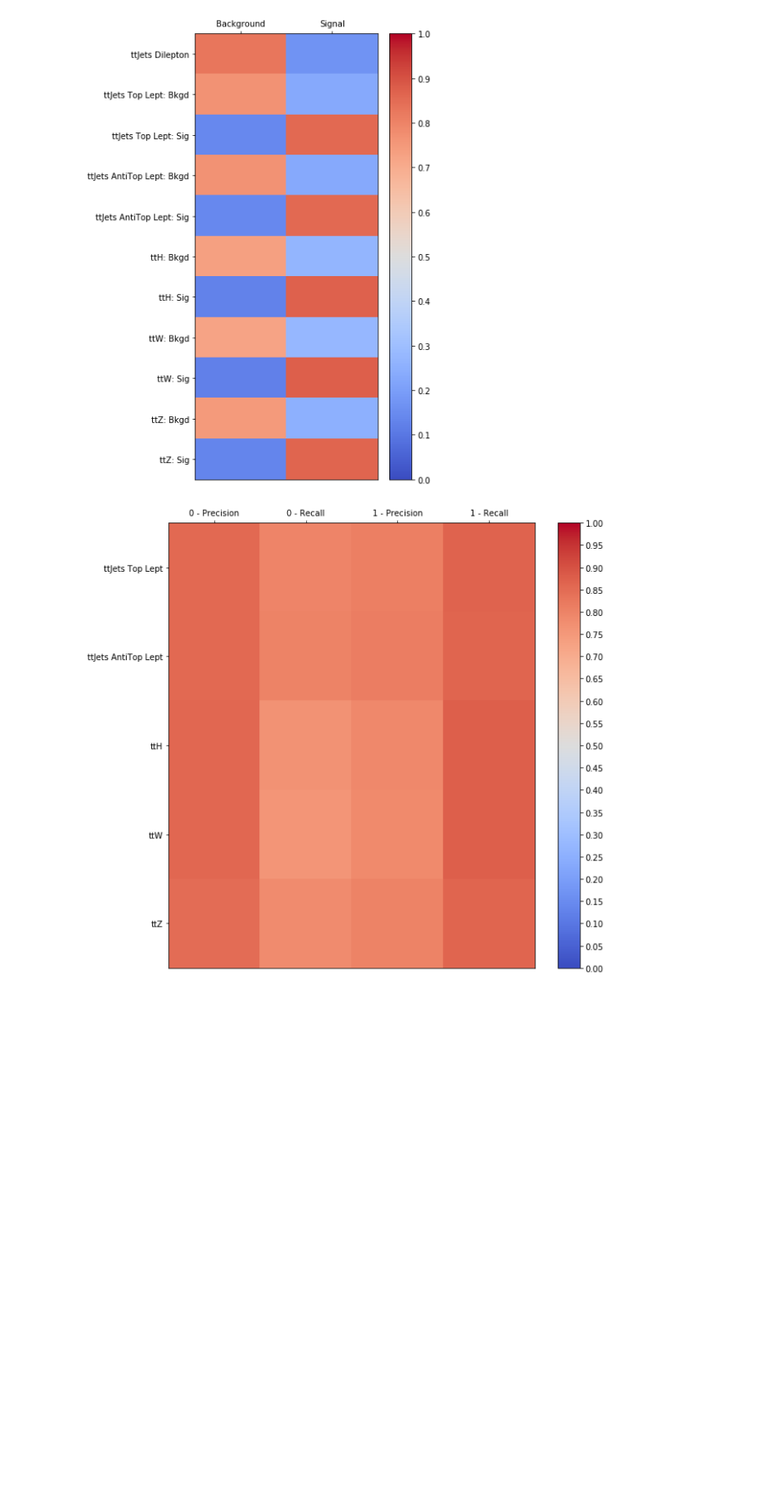
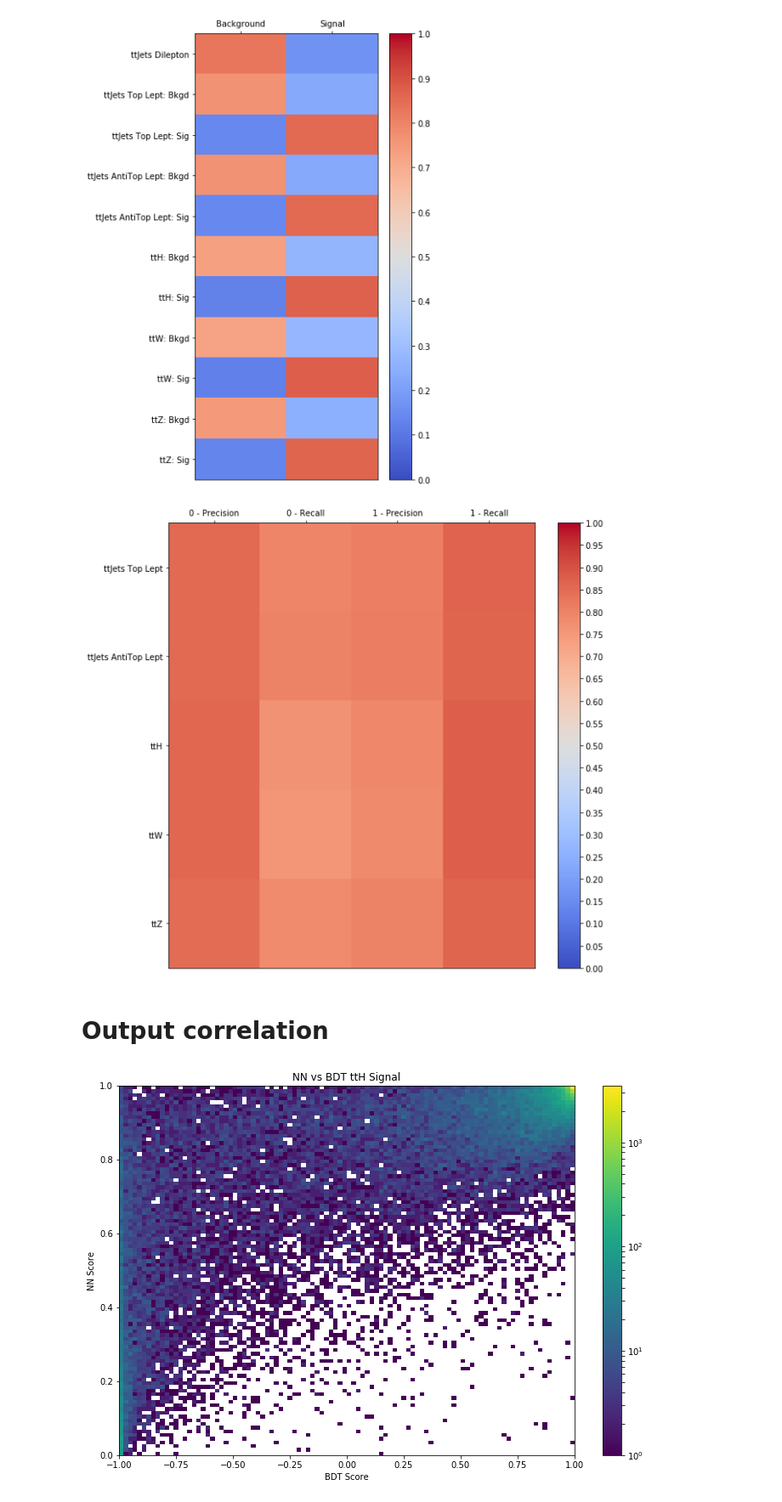
Before and after one commit to mdkdrnevich/DeepHadTopTagger, a Jupyter notebook: model_analysis.ipynb, the cells around one changed output. Shown at 85% size. Cells and saved outputs as stored; diff of their text form; code cells hidden in the pictures; blank space fills up the shorter version.

```diff
--- a/model_analysis.ipynb
+++ b/model_analysis.ipynb
@@ -328,3 +346,40 @@ comb_discriminants = [net(Variable(dset[:][0]).float()).data for dset in comb_da
 multiclass_stats(zip(comb_discriminants, comb_y, comb_labels), cut=cut)
 # %% [output]
 [figure]
+# %% [markdown]
+# Output correlation
+# %%
+tth_nn_sig = pd.read_csv("ttH_Sig_NN_scores.csv", header=None)
+ttw_nn_sig = pd.read_csv("ttW_Sig_NN_scores.csv", header=None)
+ttz_nn_sig = pd.read_csv("ttZ_Sig_NN_scores.csv", header=None)
+ttjets_nn_sig = pd.read_csv("ttjets_Sig_NN_scores.csv", header=None)
+
+tth_nn_bkgd = pd.read_csv("ttH_Bkgd_NN_scores.csv", header=None)
+ttw_nn_bkgd = pd.read_csv("ttW_Bkgd_NN_scores.csv", header=None)
+ttz_nn_bkgd = pd.read_csv("ttZ_Bkgd_NN_scores.csv", header=None)
+ttjets_nn_bkgd = pd.read_csv("ttjets_Bkgd_NN_scores.csv", header=None)
+
+tth_bdt = pd.read_csv("testing_ttH_BDT_score.csv", header=None)
+ttw_bdt = pd.read_csv("testing_ttW_BDT_score.csv", header=None)
+ttz_bdt = pd.read_csv("testing_ttZ_BDT_score.csv", header=None)
+ttjets_bdt = pd.read_csv("testing_ttjets_BDT_score.csv", header=None)
+# %%
+tth_bdt_sig = tth_bdt[tth_bdt[0] == 1]
+ttw_bdt_sig = ttw_bdt[ttw_bdt[0] == 1]
+ttz_bdt_sig = ttz_bdt[ttz_bdt[0] == 1]
+ttjets_bdt_sig = ttjets_bdt[ttjets_bdt[0] == 1]
+
+tth_bdt_bkgd = tth_bdt[tth_bdt[0] == 0]
+ttw_bdt_bkgd = ttw_bdt[ttw_bdt[0] == 0]
+ttz_bdt_bkgd = ttz_bdt[ttz_bdt[0] == 0]
+ttjets_bdt_bkgd = ttjets_bdt[ttjets_bdt[0] == 0]
+# %%
+tth_bdt_sig.reset_index(drop=True, inplace=True)
+ttw_bdt_sig.reset_index(drop=True, inplace=True)
+ttz_bdt_sig.reset_index(drop=True, inplace=True)
+ttjets_bdt_sig.reset_index(drop=True, inplace=True)
+
+tth_bdt_bkgd.reset_index(drop=True, inplace=True)
+ttw_bdt_bkgd.reset_index(drop=True, inplace=True)
+ttz_bdt_bkgd.reset_index(drop=True, inplace=True)
+ttjets_bdt_bkgd.reset_index(drop=True, inplace=True)
@@ -330,0 +388,11 @@ multiclass_stats(zip(comb_discriminants, comb_y, comb_labels), cut=cut)
+# %%
+plt.hist2d(tth_bdt_sig[1], tth_nn_sig[1], bins=100, norm=LogNorm())
+plt.colorbar()
+ax = plt.gca()
+ax.set_xlabel("BDT Score")
+ax.set_ylabel("NN Score")
+ax.set_title("NN vs BDT ttH Signal")
+fig = plt.gcf()
+fig.set_size_inches(12, 8)
+# %% [output]
+[figure, added]
```
Also changed, not shown: parts of 22 cells of this notebook, 3 other files.
